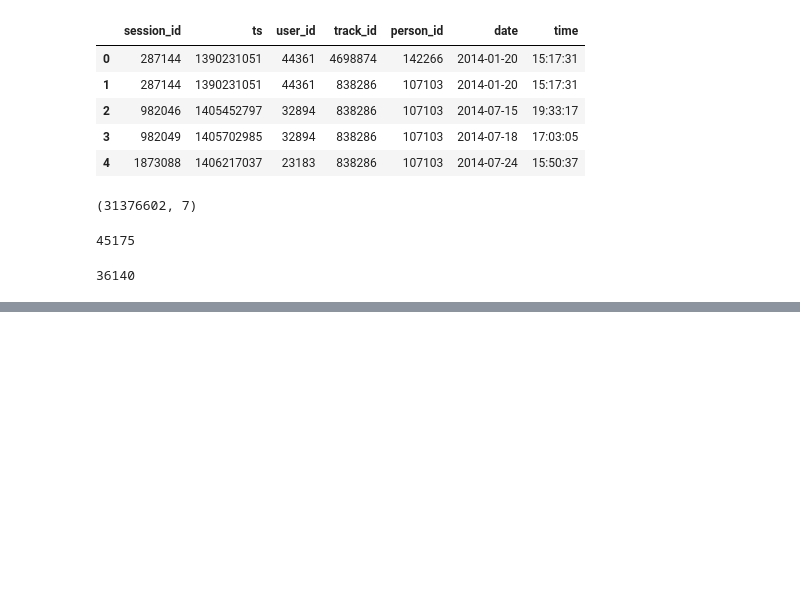
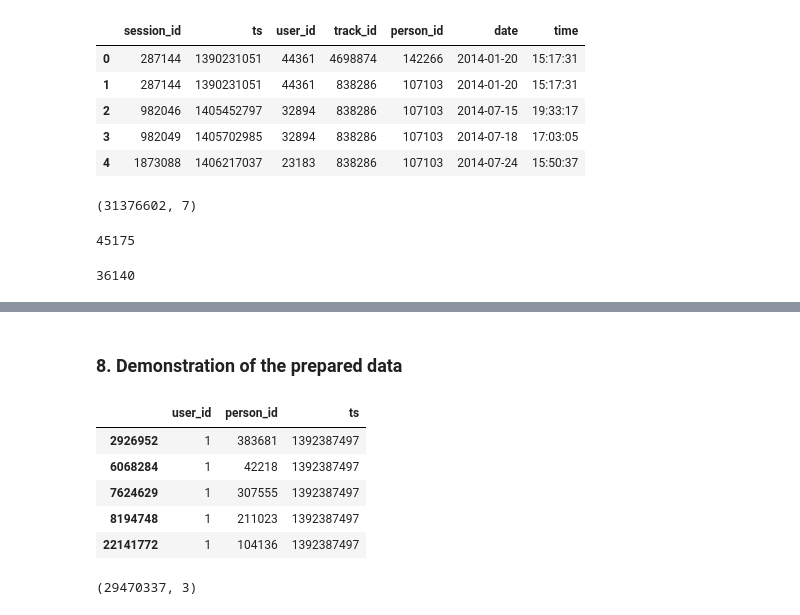
Before and after one commit to ShalyginaA/30Music-artist-recommendation, a Jupyter notebook: data_preparation.ipynb, the cells around one changed output, grey strips where cells are left out. Saved outputs shown, nothing was run; the diff lists cells and outputs as text; code cells hidden in the pictures; blank space fills up the shorter version.

Commit message:
Data preparation for coll filtering added

```diff
--- a/data_preparation.ipynb
+++ b/data_preparation.ipynb
@@ -390,2 +394,17 @@ train_left_out_grouped.to_pickle('data/train_left_out_grouped.pickle')
 test_grouped.to_pickle('data/test_grouped.pickle')
 left_out_df.to_pickle('data/left_out_df.pickle')
+# %% [markdown]
+### 8. Demonstration of the prepared data
+# %%
+train_df.head()
+# %% [output]
+|  | user_id | person_id | ts |
+| 2926952 | 1 | 383681 | 1392387497 |
+| 6068284 | 1 | 42218 | 1392387497 |
+| 7624629 | 1 | 307555 | 1392387497 |
+| 8194748 | 1 | 211023 | 1392387497 |
+| 22141772 | 1 | 104136 | 1392387497 |
+# %%
+train_df.shape
+# %% [output]
+(29470337, 3)
```
Also changed, not shown: parts of 28 cells of this notebook.
